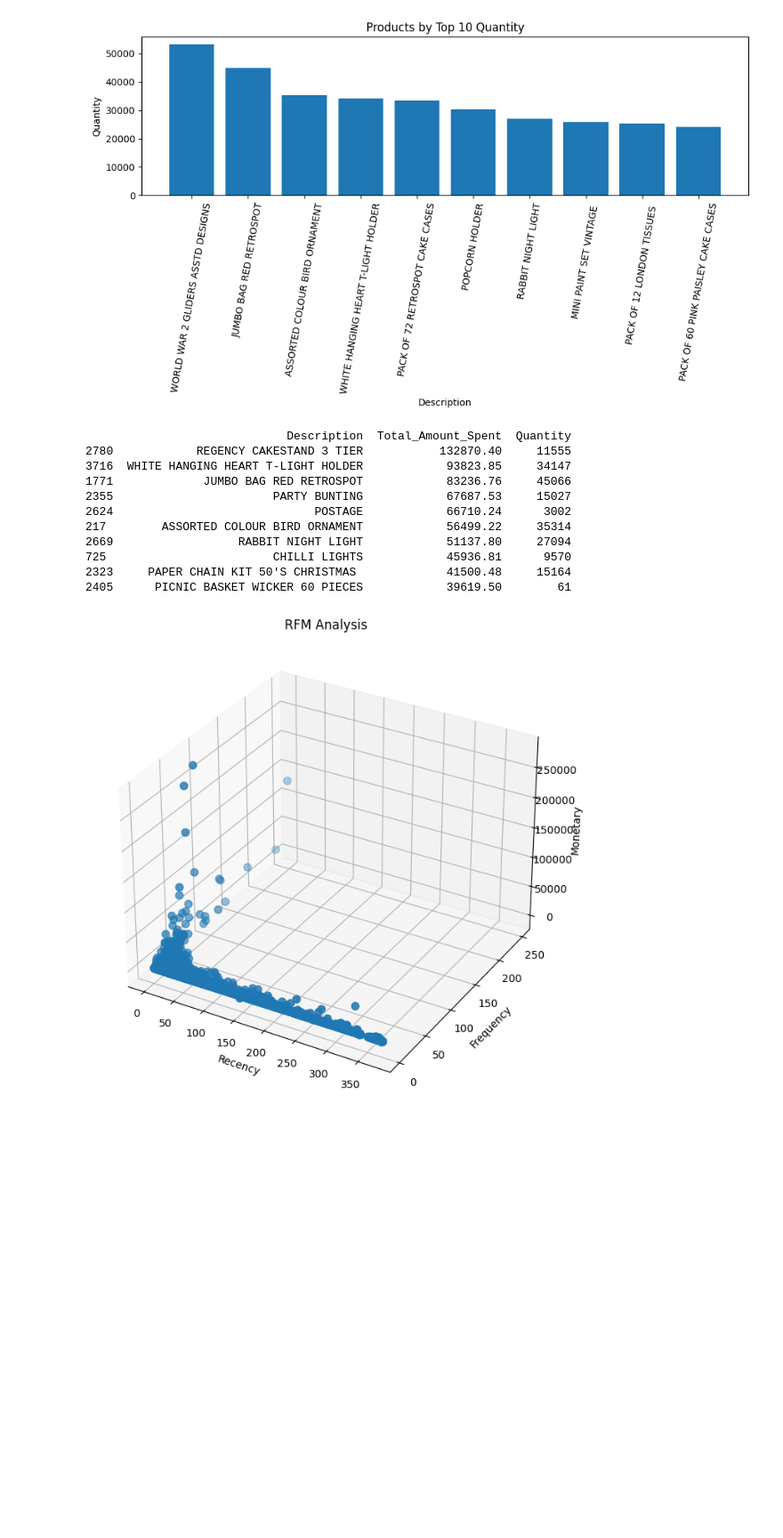
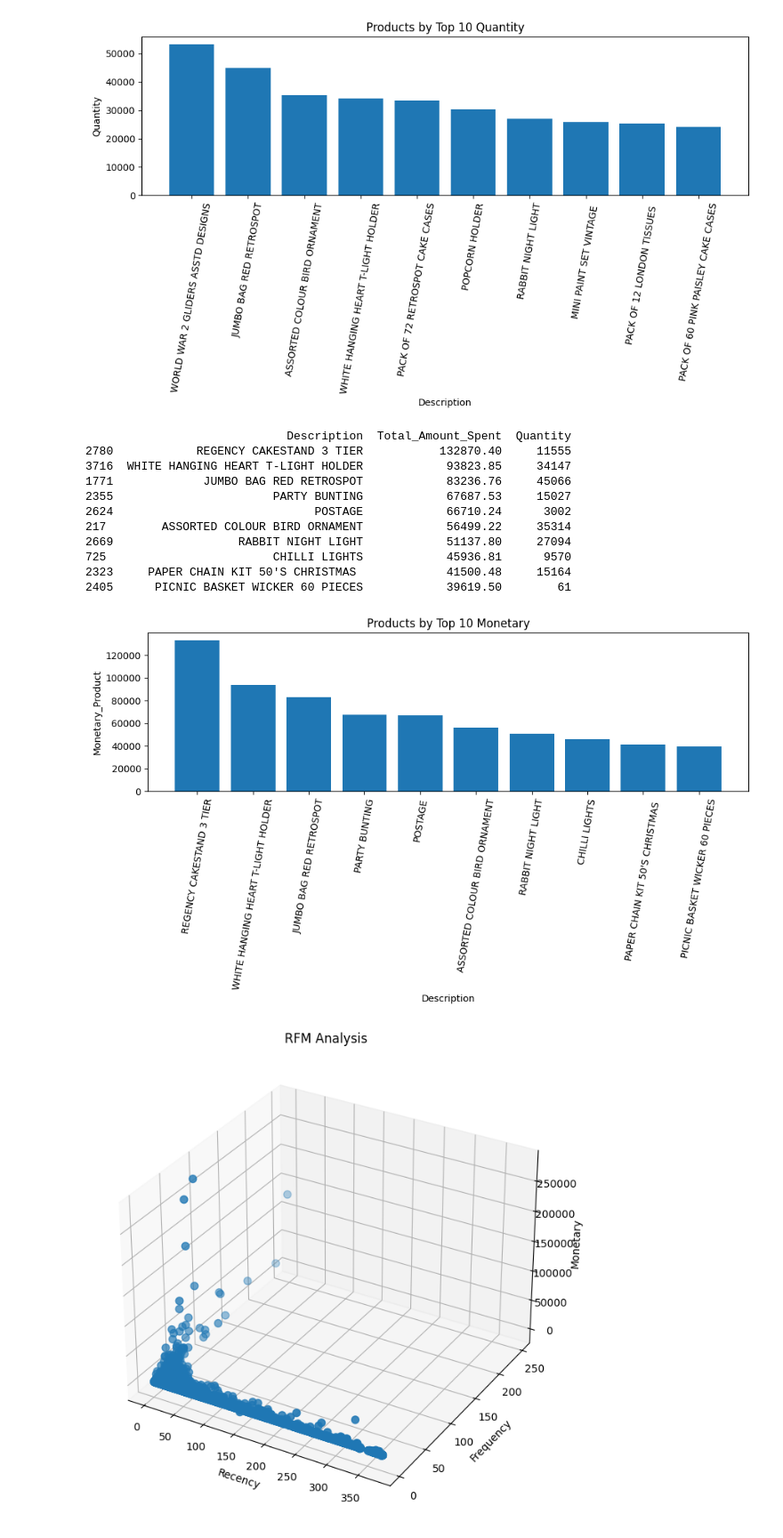
Before and after one commit to rhycha/ecommerce-transaction-data-analysis, a Jupyter notebook: app/src/code.ipynb, the cells around one changed output. Shown: that part at 89% size. Drawn from its saved outputs; the diff is of its cells as text; code cells hidden in the pictures; blank space fills up the shorter version.

```diff
--- a/app/src/code.ipynb
+++ b/app/src/code.ipynb
@@ -141,41 +139,42 @@ plt.show()
 Monetary_Product = df_selected[["Description", "Quantity","UnitPrice", "Total_Amount_Spent"]]
 
 Monetary_Product = df_selected.groupby('Description').agg({
     'Total_Amount_Spent': 'sum',
     'Quantity': 'sum',  # Optional: Also sum the quantity for reference
 }).reset_index()
 
 # Sort by Total_Amount_Spent in descending order
 Monetary_Product = Monetary_Product.sort_values(by='Total_Amount_Spent', ascending=False)
 
 # Select the top 10 most profitable products
 Monetary_Product = Monetary_Product.head(10)
 
 
 # Print the top 10 most profitable products
 print(Monetary_Product)
 
 # Plot the graph
-# plt.figure(figsize=(10, 6))
-# plt.bar(Monetary_Product['Description'], Monetary_Product['Total_Amount_Spent'])
-# plt.xlabel('Description')
-# plt.ylabel('Monetary_Product')
-# plt.title('Products by Top 10 Monetary')
-# plt.xticks(rotation=80)
-# plt.tight_layout()
-# plt.show()
+plt.figure(figsize=(10, 6))
+plt.bar(Monetary_Product['Description'], Monetary_Product['Total_Amount_Spent'])
+plt.xlabel('Description')
+plt.ylabel('Monetary_Product')
+plt.title('Products by Top 10 Monetary')
+plt.xticks(rotation=80)
+plt.tight_layout()
+plt.show()
 # %% [output]
                              Description  Total_Amount_Spent  Quantity
 2780            REGENCY CAKESTAND 3 TIER           132870.40     11555
 3716  WHITE HANGING HEART T-LIGHT HOLDER            93823.85     34147
 1771             JUMBO BAG RED RETROSPOT            83236.76     45066
 2355                       PARTY BUNTING            67687.53     15027
 2624                             POSTAGE            66710.24      3002
 217        ASSORTED COLOUR BIRD ORNAMENT            56499.22     35314
 2669                  RABBIT NIGHT LIGHT            51137.80     27094
 725                        CHILLI LIGHTS            45936.81      9570
 2323     PAPER CHAIN KIT 50'S CHRISTMAS             41500.48     15164
 2405      PICNIC BASKET WICKER 60 PIECES            39619.50        61
+[figure, added]
 # %%
 
 # Plot
```
Also changed, not shown: parts of 3 cells of this notebook.
